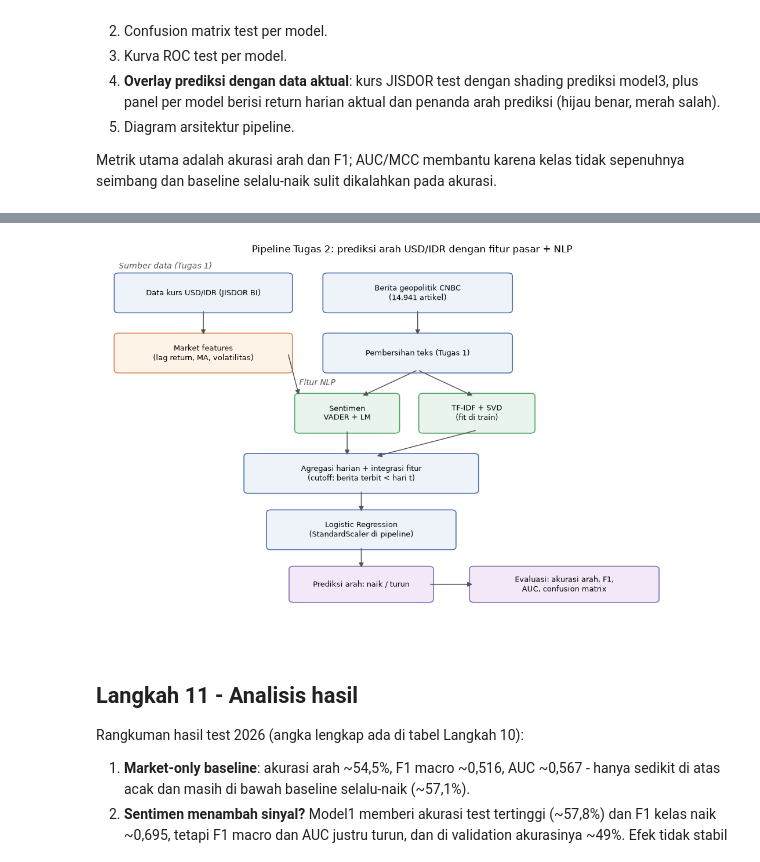
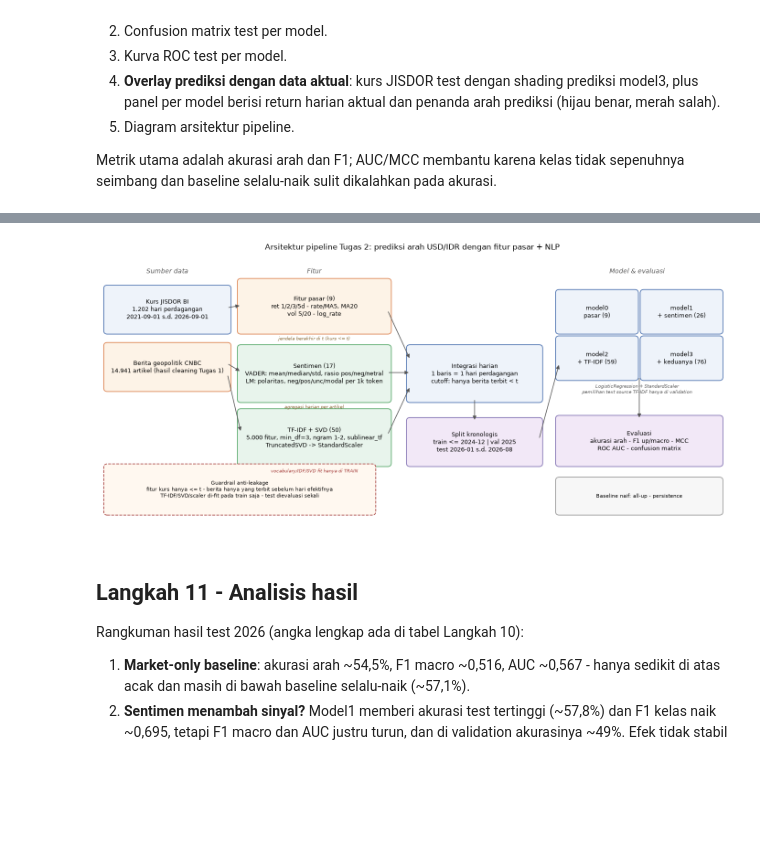
Before and after one commit to Exuvialist/NLP-Project, a Jupyter notebook: notebook/03_pipeline_lengkap.ipynb, the cells around one changed output, grey strips where cells are left out. Drawn from its saved outputs; the diff is of its cells as text; code cells hidden in the pictures; blank space fills up the shorter version.

Commit message:
feat: finalisasi eksperimen Tugas 2 (filter tabel baseline, skrip laporan PDF, analisis paragraf)

```diff
--- a/notebook/03_pipeline_lengkap.ipynb
+++ b/notebook/03_pipeline_lengkap.ipynb
@@ -979,54 +974,88 @@ plot_predictions_vs_actual(predictions_test)
 # %%
-def draw_box(ax, x, y, width, height, text, facecolor="#eef3fa", edgecolor="#4c72b0", fontsize=9):
-    box = FancyBboxPatch((x, y), width, height, boxstyle="round,pad=0.08", linewidth=1.2, facecolor=facecolor, edgecolor=edgecolor)
+def draw_box(ax, x, y, width, height, text, facecolor="#eef3fa", edgecolor="#4c72b0", fontsize=9, dashed=False):
+    box = FancyBboxPatch((x, y), width, height, boxstyle="round,pad=0.08", linewidth=1.2,
+                         facecolor=facecolor, edgecolor=edgecolor, linestyle="--" if dashed else "-")
     ax.add_patch(box)
-    ax.text(x + width / 2, y + height / 2, text, ha="center", va="center", fontsize=fontsize)
+    ax.text(x + width / 2, y + height / 2, text, ha="center", va="center", fontsize=fontsize, wrap=True)
+
+
+def draw_note(ax, x, y, text, color="#8a6d3b", fontsize=7.5):
+    ax.text(x, y, text, ha="center", va="top", fontsize=fontsize, style="italic", color=color)
 
 
 def draw_arrow(ax, start, end):
     arrow = FancyArrowPatch(start, end, arrowstyle="-|>", mutation_scale=12, color="#555555", linewidth=1.1)
     ax.add_patch(arrow)
 
 
 def plot_pipeline_diagram():
-    fig, ax = plt.subplots(figsize=(11, 7))
-    ax.set_xlim(0, 11)
-    ax.set_ylim(0, 10)
+    fig, ax = plt.subplots(figsize=(14, 6.6))
+    ax.set_xlim(0, 14)
+    ax.set_ylim(2.3, 8.6)
     ax.axis("off")
 
-    draw_box(ax, 0.3, 8.6, 3.0, 0.9, "Data kurs USD/IDR (JISDOR BI)")
-    draw_box(ax, 0.3, 7.0, 3.0, 0.9, "Market features\n(lag return, MA, volatilitas)", facecolor="#fdf3e7", edgecolor="#dd8452")
-    draw_box(ax, 4.0, 8.6, 3.2, 0.9, "Berita geopolitik CNBC\n(14.941 artikel)")
-    draw_box(ax, 4.0, 7.0, 3.2, 0.9, "Pembersihan teks (Tugas 1)")
-    draw_box(ax, 3.5, 5.4, 1.7, 0.9, "Sentimen\nVADER + LM", facecolor="#e8f4ec", edgecolor="#55a868")
-    draw_box(ax, 5.7, 5.4, 1.9, 0.9, "TF-IDF + SVD\n(fit di train)", facecolor="#e8f4ec", edgecolor="#55a868")
-    draw_box(ax, 2.6, 3.8, 4.0, 0.9, "Agregasi harian + integrasi fitur\n(cutoff: berita terbit < hari t)")
-    draw_box(ax, 3.0, 2.3, 3.2, 0.9, "Logistic Regression\n(StandardScaler di pipeline)")
-    draw_box(ax, 3.4, 0.9, 2.4, 0.8, "Prediksi arah: naik / turun", facecolor="#f2e8f7", edgecolor="#8172b3")
-    draw_box(ax, 6.6, 0.9, 3.2, 0.8, "Evaluasi: akurasi arah, F1,\nAUC, confusion matrix", facecolor="#f2e8f7", edgecolor="#8172b3")
+    # kolom 1: sumber data
+    ax.text(1.5, 8.15, "Sumber data", fontsize=10, style="italic", color="#555555", ha="center")
+    draw_box(ax, 0.15, 6.85, 2.7, 0.95, "Kurs JISDOR BI\n1.202 hari perdagangan\n2021-09-01 s.d. 2026-09-01")
+    draw_box(ax, 0.15, 5.55, 2.7, 0.95, "Berita geopolitik CNBC\n14.941 artikel (hasil cleaning Tugas 1)",
+             facecolor="#fdf3e7", edgecolor="#dd8452")
 
-    draw_arrow(ax, (1.8, 8.6), (1.8, 7.9))
-    draw_arrow(ax, (3.3, 7.45), (3.5, 6.3))
-    draw_arrow(ax, (5.6, 8.6), (5.6, 7.9))
-    draw_arrow(ax, (5.6, 7.0), (4.6, 6.3))
-    draw_arrow(ax, (5.6, 7.0), (6.6, 6.3))
-    draw_arrow(ax, (4.35, 5.4), (4.35, 4.7))
-    draw_arrow(ax, (6.65, 5.4), (4.85, 4.7))
-    draw_arrow(ax, (4.6, 3.8), (4.6, 3.2))
-    draw_arrow(ax, (4.6, 2.3), (4.6, 1.7))
-    draw_arrow(ax, (5.8, 1.3), (6.6, 1.3))
+    # kolom 2: fitur
+    ax.text(4.8, 8.15, "Fitur", fontsize=10, style="italic", color="#555555", ha="center")
+    draw_box(ax, 3.15, 6.85, 3.3, 1.1, "Fitur pasar (9)\nret 1/2/3/5d - rate/MA5, MA20\nvol 5/20 - log_rate",
+             facecolor="#fdf3e7", edgecolor="#dd8452")
+    draw_note(ax, 4.8, 6.72, "jendela berakhir di t (kurs <= t)")
+    draw_box(ax, 3.15, 5.30, 3.3, 1.15,
+             "Sentimen (17)\nVADER: mean/median/std, rasio pos/neg/netral\nLM: polaritas, neg/pos/unc/modal per 1k token",
+             facecolor="#e8f4ec", edgecolor="#55a868")
+    draw_note(ax, 4.8, 5.17, "agregasi harian per artikel")
+    draw_box(ax, 3.15, 3.85, 3.3, 1.15,
+             "TF-IDF + SVD (50)\n5.000 fitur, min_df=3, ngram 1-2, sublinear_tf\nTruncatedSVD -> StandardScaler",
+             facecolor="#e8f4ec", edgecolor="#55a868")
+    draw_note(ax, 4.8, 3.72, "vocabulary/IDF/SVD fit hanya di TRAIN", color="#a94442")
 
-    ax.text(0.3, 9.7, "Sumber data (Tugas 1)", fontsize=10, style="italic", color="#555555")
-    ax.text(3.5, 6.6, "Fitur NLP", fontsize=10, style="italic", color="#555555")
-    ax.set_title("Pipeline Tugas 2: prediksi arah USD/IDR dengan fitur pasar + NLP")
+    # integrasi + split
+    draw_box(ax, 6.95, 5.30, 2.9, 1.15, "Integrasi harian\n1 baris = 1 hari perdagangan\ncutoff: hanya berita terbit < t")
+    draw_box(ax, 6.95, 3.85, 2.9, 0.95, "Split kronologis\ntrain <= 2024-12 | val 2025\ntest 2026-01 s.d. 2026-08",
+             facecolor="#f2e8f7", edgecolor="#8172b3")
+
+    # kolom 3: model & evaluasi
+    ax.text(12.05, 8.15, "Model & evaluasi", fontsize=10, style="italic", color="#555555", ha="center")
+    draw_box(ax, 10.30, 6.85, 1.70, 0.85, "model0\npasar (9)")
+    draw_box(ax, 12.20, 6.85, 1.70, 0.85, "model1\n+ sentimen (26)")
+    draw_box(ax, 10.30, 5.80, 1.70, 0.85, "model2\n+ TF-IDF (59)")
+    draw_box(ax, 12.20, 5.80, 1.70, 0.85, "model3\n+ keduanya (76)")
+    draw_note(ax, 12.05, 5.65, "LogisticRegression + StandardScaler\npemilihan text source TF-IDF hanya di validation", color="#555555")
+    draw_box(ax, 10.30, 3.85, 3.60, 1.00, "Evaluasi\nakurasi arah - F1 up/macro - MCC\nROC AUC - confusion matrix",
+             facecolor="#f2e8f7", edgecolor="#8172b3")
+    draw_box(ax, 10.30, 2.75, 3.60, 0.70, "Baseline naif: all-up - persistence",
+             facecolor="#f7f7f7", edgecolor="#999999", fontsize=8)
+
+    # guardrail anti-leakage
+    draw_box(ax, 0.15, 2.75, 5.95, 1.00,
+             "Guardrail anti-leakage\nfitur kurs hanya <= t - berita hanya yang terbit sebelum hari efektifnya\nTF-IDF/SVD/scaler di-fit pada train saja - test dievaluasi sekali",
+             facecolor="#fff8f0", edgecolor="#a94442", dashed=True, fontsize=8)
+
+    # panah
+    draw_arrow(ax, (2.85, 7.37), (3.15, 7.42))
+    draw_arrow(ax, (2.85, 6.10), (3.15, 5.92))
+    draw_arrow(ax, (2.85, 5.85), (3.15, 4.55))
+    draw_arrow(ax, (6.45, 7.30), (6.95, 6.20))
+    draw_arrow(ax, (6.45, 5.90), (6.95, 5.90))
+    draw_arrow(ax, (6.45, 4.50), (6.95, 5.58))
+    draw_arrow(ax, (8.40, 5.30), (8.40, 4.80))
+    draw_arrow(ax, (9.85, 4.40), (10.30, 6.10))
+    draw_arrow(ax, (12.10, 5.80), (12.10, 4.85))
+
+    ax.set_title("Arsitektur pipeline Tugas 2: prediksi arah USD/IDR dengan fitur pasar + NLP", fontsize=12)
     fig.tight_layout()
-    fig.savefig(FIGURES_DIR / "pipeline_tugas2.png", dpi=150)
+    fig.savefig(FIGURES_DIR / "pipeline_tugas2.png", dpi=200)
     plt.show()
 
 
 plot_pipeline_diagram()
 # %% [output]
-[figure, old version]
+[figure, new version]
 # %% [markdown]
 ## Langkah 11 - Analisis hasil
 
```
Also changed, not shown: parts of 4 cells of this notebook, 6 other files.
